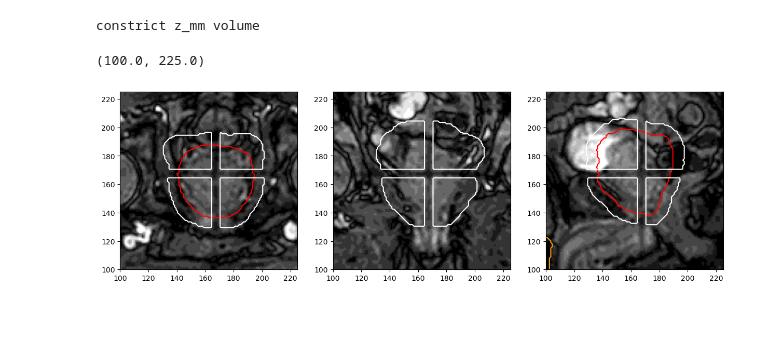
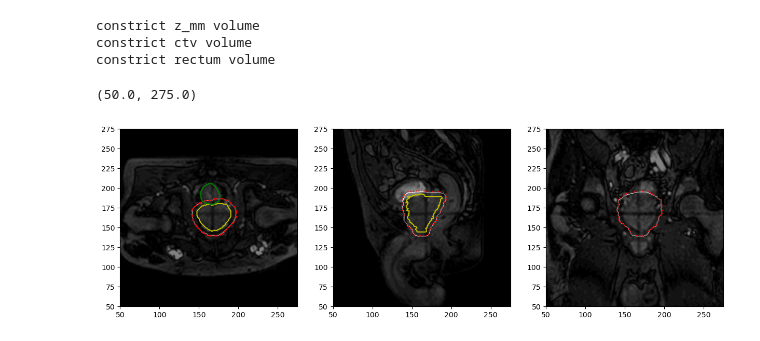
Before and after one commit to davidtilly/MRLCinema, a Jupyter notebook: notebooks/read_motion_analysis.ipynb, the cells around one changed output. Cells and saved outputs as stored; diff of their text form; code cells hidden in the pictures; blank space fills up the shorter version.

```diff
--- a/notebooks/read_motion_analysis.ipynb
+++ b/notebooks/read_motion_analysis.ipynb
@@ -77,15 +95,24 @@ pydicom.read_file('/home/david/Anonymiserade_patienter/input/DATA_20250207_15134
 filename = '/home/david/source/QAckis/QAckis/TestData/cine/example.bin'
 path = '/mnt/P/TERAPI/FYSIKER/David_Tilly/cine_conversion/cines'
 path = '/mnt/P/TERAPI/FYSIKER/David_Tilly/cine_conversion/1.3.46.670589.11.79101.5.0.17796.2024112811114308006'
+path = '/mnt/P/TERAPI/FYSIKER/David_Tilly/cine_conversion/1.3.46.670589.11.79101.5.0.16236.2024102909043045002'
+path = '/mnt/P/TERAPI/FYSIKER/David_Tilly/cine_conversion/1.3.46.670589.11.79101.5.0.17796.2024112808532524002'
+
 
 cine_directory = os.path.join(path, 'TwoDImages')
-cines = readcines(cine_directory)
+
+import time
+start = time.time()
+cines = readcines(cine_directory, max_n=500)
+print(time.time()-start, len(cines))
 
 time_sorted_cines = sorted(cines, key=lambda cine: cine.timestamp)
 
 time_sorted_transversal = list(filter(lambda cine: cine.direction == SliceDirection.TRANSVERSAL, time_sorted_cines))
 time_sorted_coronal = list(filter(lambda cine: cine.direction == SliceDirection.CORONAL, time_sorted_cines))
 time_sorted_sagittal = list(filter(lambda cine: cine.direction == SliceDirection.SAGITTAL, time_sorted_cines))
+
+print(time.time()-start, len(cines))
 
 for i in range(10):
     print(i, cines[i].direction, "   ", cines[i].timestamp.time())
@@ -138,55 +186,53 @@ find rtplan
 # %%
 print('constrict z_mm volume')
 z_mm = construct_zmm(rtss, grid)
+print('constrict ctv volume')
+ctv = Roi.from_rtstruct(rtss, name='CTVT_42.7', grid=grid)
+print('constrict rectum volume')
 rectum = Roi.from_rtstruct(rtss, name='Rectum', grid=grid)
 #bladder = Roi.from_rtstruct(rtss, name='Bladder', grid=grid)
 #external = Roi.from_rtstruct(rtss, name='External', grid=grid)
 #union = z_mm.mask + 2*rectum.mask + 3*bladder.mask
 
-registration_mask_3d = mask_dilation(z_mm.mask, grid.pos_000, grid.spacing, dilation_distance=10)
+#print('mask dilation')
+#registration_mask_3d = mask_dilation(z_mm.mask, grid.pos_000, grid.spacing, dilation_distance=10)
 # %% [output]
 constrict z_mm volume
+constrict ctv volume
+constrict rectum volume
 # %%
-#f, ((ax1, ax2, ax3), (ax4, ax5, ax6)) = plt.subplots(2, 3, figsize=(15, 10))
+
 f, (ax4, ax5, ax6) = plt.subplots(1, 3, figsize=(15, 10))
-#ax1.imshow(external.mask[:,:,168].T, cmap='gray')
-#ax2.imshow(external.mask[:,168,:].T, cmap='gray')
-#ax3.imshow(external.mask[168,:,:].T, cmap='gray')
 
 ax4.imshow(sitk.GetArrayFromImage(time_sorted_transversal[0].image)[:,:].T, cmap='gray')
-ax4.contour(external.mask[:,:,168].T, levels=[0.5], colors='orange')
-ax4.contour(z_mm.mask[:,:,168].T, levels=[0.5], colors='r')
+ax4.imshow(sitk.GetArrayFromImage(time_sorted_transversal[0].mask)[:,:].T, cmap='gray', alpha=0.5)
+ax4.contour(z_mm.mask[:,:,168].T, levels=[0.5], colors='r', linestyles='dashed')
+ax4.contour(ctv.mask[:,:,168].T, levels=[0.5], colors='y')
+ax4.contour(rectum.mask[:,:,168].T, levels=[0.5], colors='g')
+ax4.set_xlim([50, 275])
+ax4.set_ylim([50, 275])
 
-cmask = remove_center_cross(registration_mask_3d[:,:,168], block_size=3)
-ax4.contour(cmask.T, levels=[0.5], colors='w')
-ax4.set_xlim([100, 225])
-ax4.set_ylim([100, 225])
+ax5.imshow(sitk.GetArrayFromImage(time_sorted_sagittal[0].image).swapaxes(0, 1), cmap='gray')
+ax5.imshow(sitk.GetArrayFromImage(time_sorted_sagittal[0].mask).swapaxes(0, 1), cmap='gray', alpha=0.5)
+ax5.contour(z_mm.mask[168,:,:].T, levels=[0.5], colors='r', linestyles='dotted')
+ax5.contour(ctv.mask[168,:,:].T, levels=[0.5], colors='y')
+ax5.set_xlim([50, 275])
+ax5.set_ylim([50, 275])
 
-ax5.imshow(sitk.GetArrayFromImage(time_sorted_coronal[0].image).swapaxes(0, 1), cmap='gray')
-ax5.contour(external.mask[:,168,:].T, levels=[0.5], colors='orange')
-#ax5.contour(z_mm.mask[:,168,:].T, levels=[0.5], colors='r')
-cmask = remove_center_cross(registration_mask_3d[:,168,:], block_size=3)
-ax5.contour(cmask.T, levels=[0.5], colors='w')
-ax5.set_xlim([100, 225])
-ax5.set_ylim([100, 225])
+ax6.imshow(sitk.GetArrayFromImage(time_sorted_coronal[0].image).swapaxes(0, 1), cmap='gray')
+ax6.imshow(sitk.GetArrayFromImage(time_sorted_coronal[0].mask).swapaxes(0, 1), cmap='gray', alpha=0.5)
+ax6.contour(z_mm.mask[:,168,:].T, levels=[0.5], colors='r', linestyles='dotted')
+ax6.set_xlim([50, 275])
+ax6.set_ylim([50, 275])
 
-
-ax6.imshow(sitk.GetArrayFromImage(time_sorted_sagittal[0].image).swapaxes(0, 1), cmap='gray')
-ax6.contour(external.mask[168,:,:].T, levels=[0.5], colors='orange')
-ax6.contour(z_mm.mask[168,:,:].T, levels=[0.5], colors='r')
-
-cmask = remove_center_cross(registration_mask_3d[168,:,:], block_size=3)
-ax6.contour(cmask.T, levels=[0.5], colors='w')
-ax6.set_xlim([100, 225])
-ax6.set_ylim([100, 225])
 
 
 #ax6.contour(rectum.mask[168,:,:].T, levels=[0.5], colors='g')
 #ax6.contour(bladder.mask[168,:,:].T, levels=[0.5], colors='y')
 
 #X-axis: Increases from the patient's right to left.
 #Y-axis: Increases from the patient's anterior (front) to posterior (back).
 #Z-axis: Increases from the patient's feet to head12.
 # %% [output]
-(100.0, 225.0)
+(50.0, 275.0)
-[figure, old version]
+[figure, new version]
```
Also changed, not shown: parts of 24 cells of this notebook, 10 other files.
